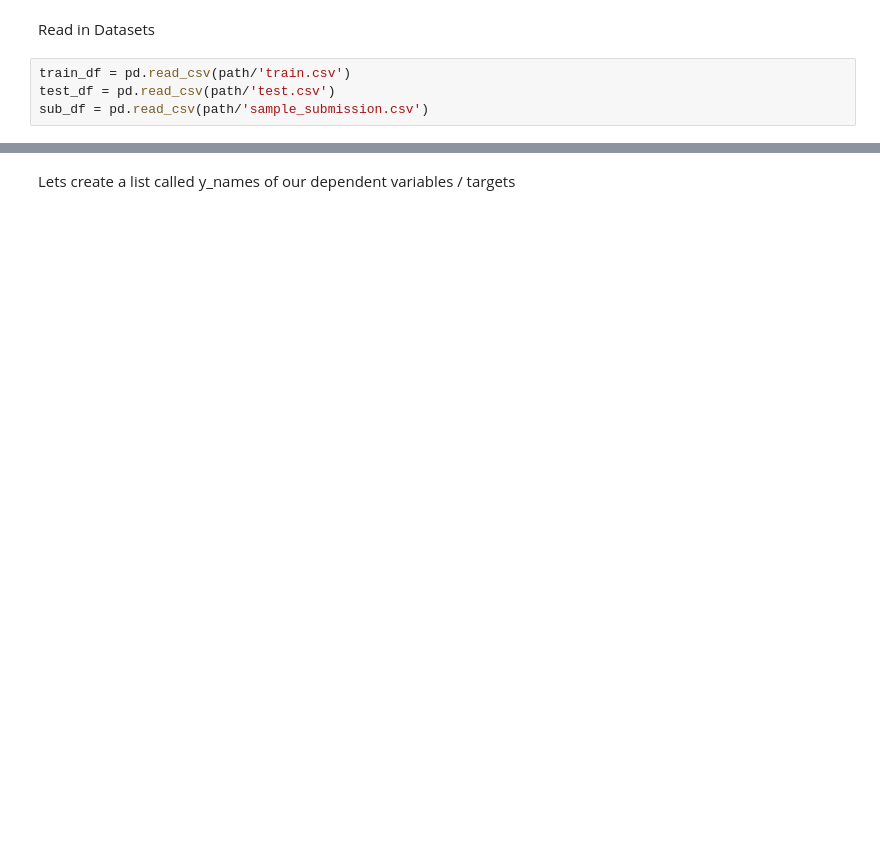
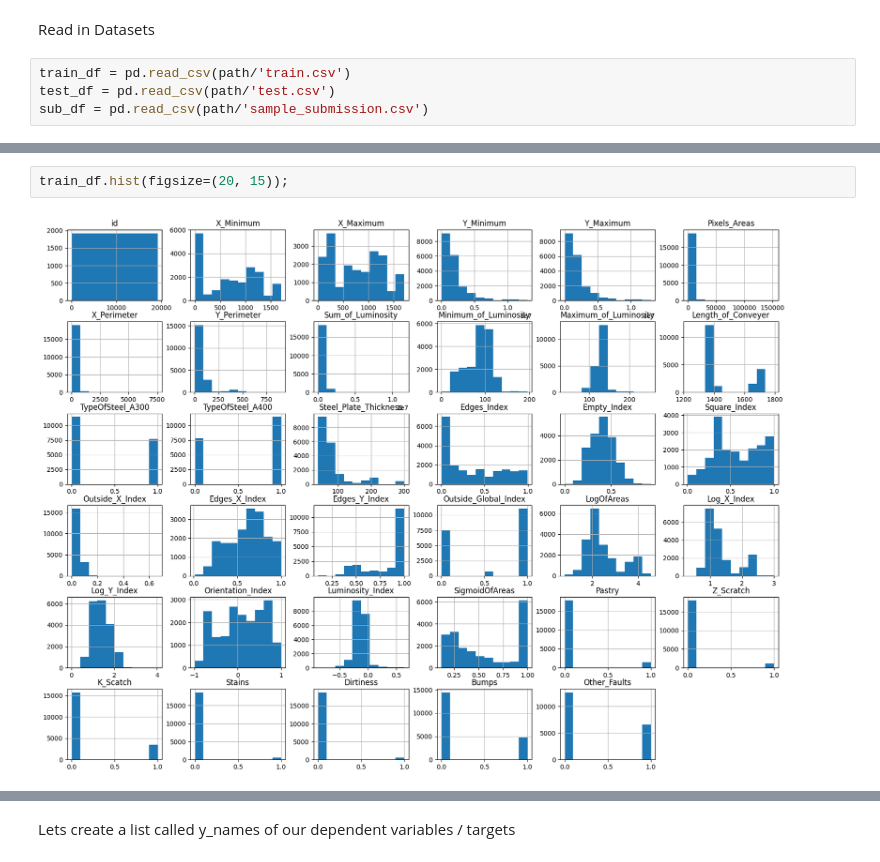
Before and after one commit to rubanzasilva/steel_plate_defect_prediction, a Jupyter notebook: ps-s04-e03-steel-plate-detection.ipynb, the cells around one changed output, grey strips where cells are left out. Cells and saved outputs as stored; diff of their text form; blank space fills up the shorter version.

```diff
--- a/ps-s04-e03-steel-plate-detection.ipynb
+++ b/ps-s04-e03-steel-plate-detection.ipynb
@@ -81,2 +128,6 @@ sub_df.head()
+# %%
+train_df.hist(figsize=(20, 15));
+# %% [output]
+[figure, added]
 # %%
 test_df.shape,train_df.shape
```
Also changed, not shown: parts of 36 cells of this notebook.
